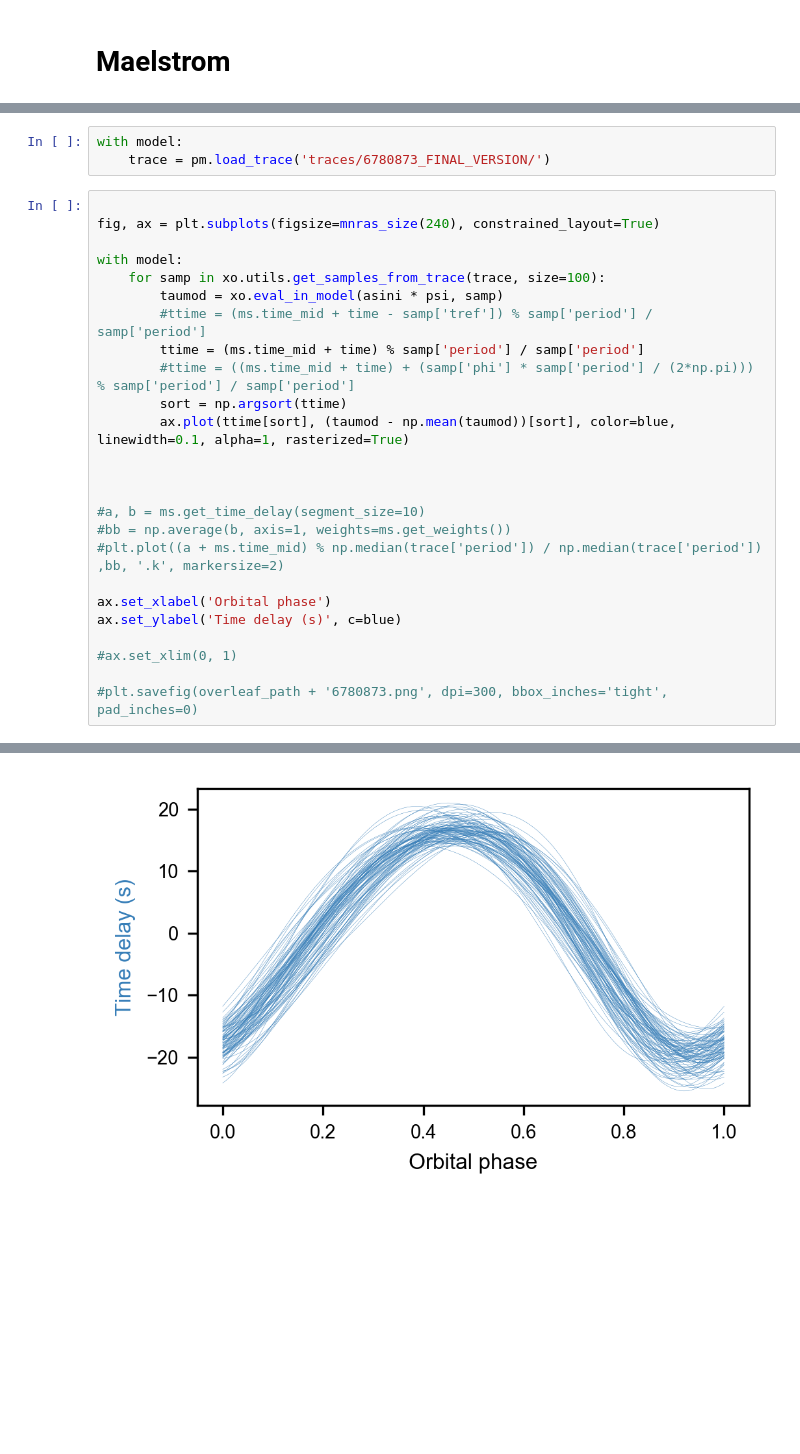
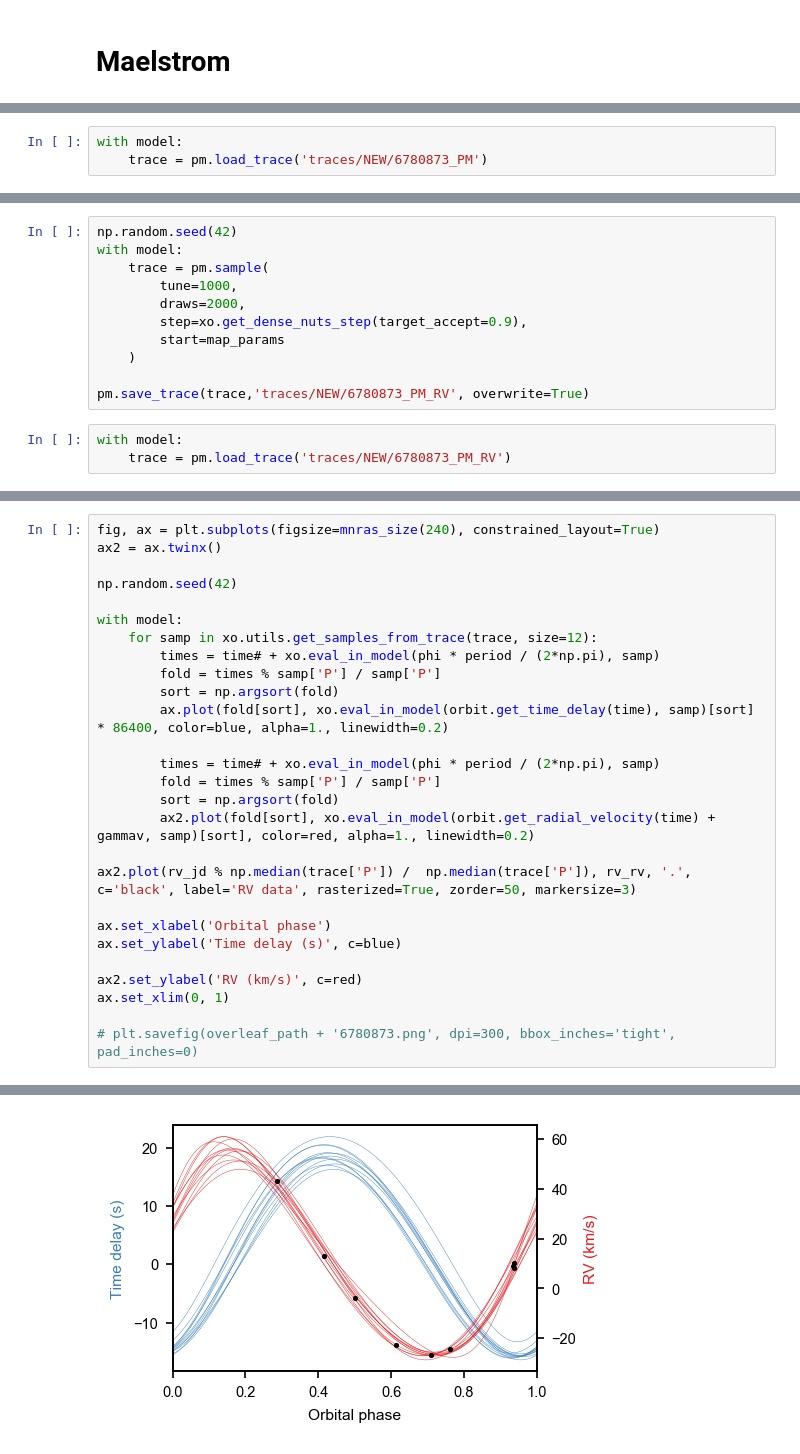
Before and after one commit to danhey/maelstrom, a Jupyter notebook: paper/notebooks/(4.2) KIC 6780873.ipynb, the cells around one changed output, grey strips where cells are left out. Cells and saved outputs as stored; diff of their text form; blank space fills up the shorter version.

Commit message:
Final KIC 6780873 model

```diff
--- a/paper/notebooks/(4.2) KIC 6780873.ipynb
+++ b/paper/notebooks/(4.2) KIC 6780873.ipynb
@@ -553,0 +409,3 @@ with model:
+# %%
+with model:
+    trace = pm.load_trace('traces/NEW/6780873_PM')
@@ -612,3 +523,17 @@ with model:
+# %%
+np.random.seed(42)
+with model:
+    trace = pm.sample(
+        tune=1000,
+        draws=2000,
+        step=xo.get_dense_nuts_step(target_accept=0.9),
+        start=map_params
+    )
+
+pm.save_trace(trace,'traces/NEW/6780873_PM_RV', overwrite=True)
+# %%
+with model:
+    trace = pm.load_trace('traces/NEW/6780873_PM_RV')
 # %%
 pm.summary(trace)
 # %% [output]
@@ -633,29 +557,28 @@ pm.summary(trace)
-# %%
-with model:
-    trace = pm.load_trace('traces/6780873_FINAL_VERSION/')
 # %%
+fig, ax = plt.subplots(figsize=mnras_size(240), constrained_layout=True)
+ax2 = ax.twinx()
 
-fig, ax = plt.subplots(figsize=mnras_size(240), constrained_layout=True)
+np.random.seed(42)
 
 with model:
-    for samp in xo.utils.get_samples_from_trace(trace, size=100):
-        taumod = xo.eval_in_model(asini * psi, samp)
-        #ttime = (ms.time_mid + time - samp['tref']) % samp['period'] / samp['period']
-        ttime = (ms.time_mid + time) % samp['period'] / samp['period']
-        #ttime = ((ms.time_mid + time) + (samp['phi'] * samp['period'] / (2*np.pi))) % samp['period'] / samp['period']
-        sort = np.argsort(ttime)
-        ax.plot(ttime[sort], (taumod - np.mean(taumod))[sort], color=blue, linewidth=0.1, alpha=1, rasterized=True)
+    for samp in xo.utils.get_samples_from_trace(trace, size=12):
+        times = time# + xo.eval_in_model(phi * period / (2*np.pi), samp)
+        fold = times % samp['P'] / samp['P']
+        sort = np.argsort(fold)
+        ax.plot(fold[sort], xo.eval_in_model(orbit.get_time_delay(time), samp)[sort] * 86400, color=blue, alpha=1., linewidth=0.2)
 
+        times = time# + xo.eval_in_model(phi * period / (2*np.pi), samp)
+        fold = times % samp['P'] / samp['P']
+        sort = np.argsort(fold)
+        ax2.plot(fold[sort], xo.eval_in_model(orbit.get_radial_velocity(time) + gammav, samp)[sort], color=red, alpha=1., linewidth=0.2)
 
-
-#a, b = ms.get_time_delay(segment_size=10)
-#bb = np.average(b, axis=1, weights=ms.get_weights())
-#plt.plot((a + ms.time_mid) % np.median(trace['period']) / np.median(trace['period']) ,bb, '.k', markersize=2)
+ax2.plot(rv_jd % np.median(trace['P']) /  np.median(trace['P']), rv_rv, '.', c='black', label='RV data', rasterized=True, zorder=50, markersize=3)
 
 ax.set_xlabel('Orbital phase')
 ax.set_ylabel('Time delay (s)', c=blue)
 
-#ax.set_xlim(0, 1)
+ax2.set_ylabel('RV (km/s)', c=red)
+ax.set_xlim(0, 1)
 
-#plt.savefig(overleaf_path + '6780873.png', dpi=300, bbox_inches='tight', pad_inches=0)
+# plt.savefig(overleaf_path + '6780873.png', dpi=300, bbox_inches='tight', pad_inches=0)
 # %% [output]
@@ -663 +586 @@ Text(0, 0.5, 'Time delay (s)')
-[figure, old version]
+[figure, new version]
```
Also changed, not shown: parts of 49 cells of this notebook, 2 other files.
